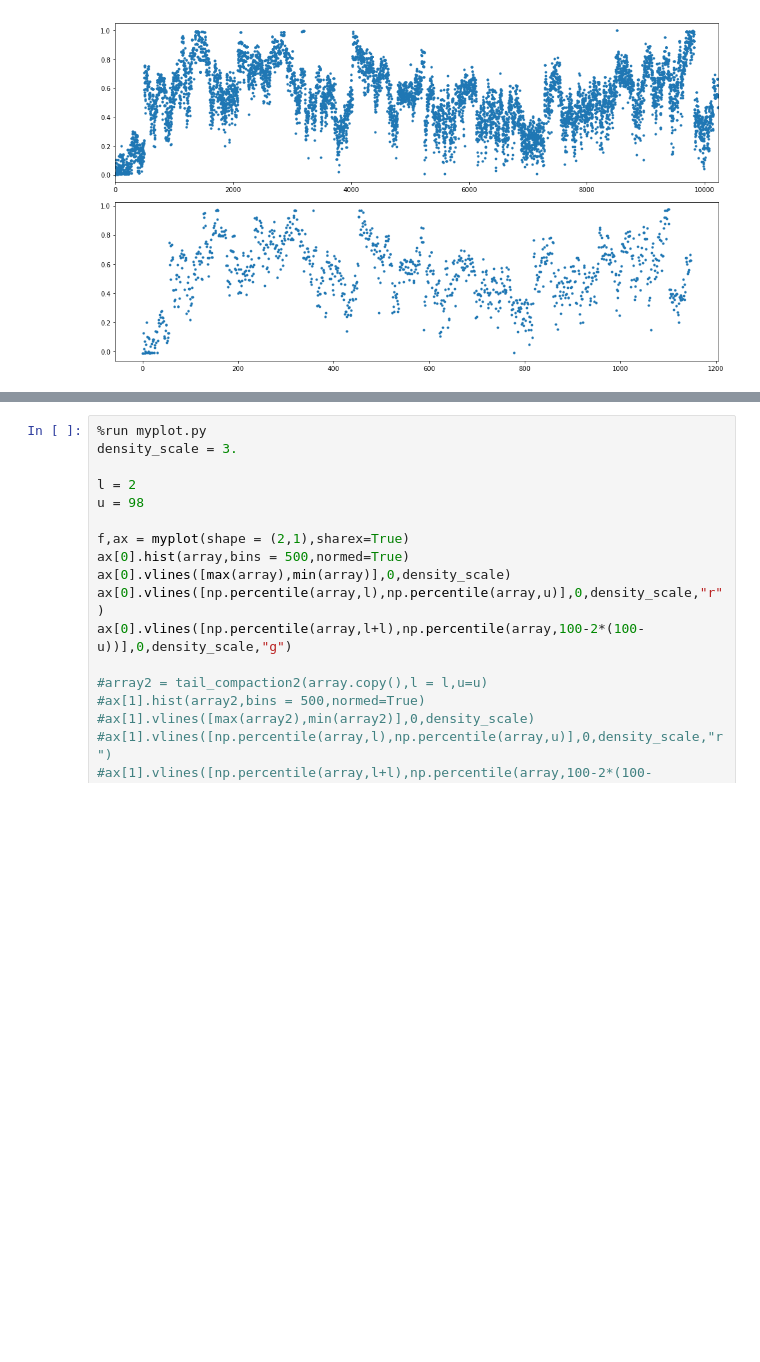
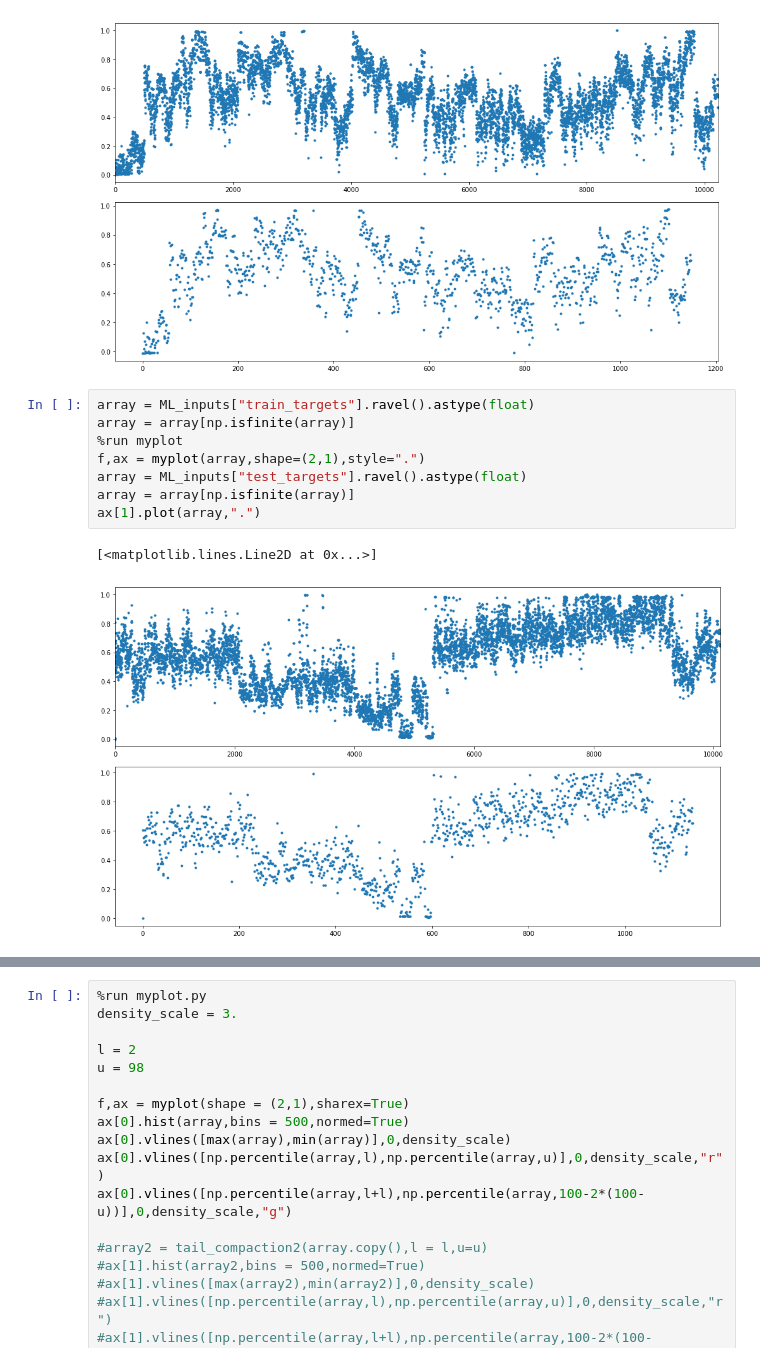
Before and after one commit to tiavlovskiegor24/CRG, a Jupyter notebook: HIV expression.ipynb, the cells around one changed output, grey strips where cells are left out. Cells and saved outputs as stored; diff of their text form; blank space fills up the shorter version.

Commit message:
tested the pipelines on syntetic targets, its working

```diff
--- a/HIV expression.ipynb
+++ b/HIV expression.ipynb
@@ -96,4 +96,15 @@ ax[1].plot(array,".")
 # %% [output]
 [<matplotlib.lines.Line2D at 0x...>]
 [figure]
+# %%
+array = ML_inputs["train_targets"].ravel().astype(float)
+array = array[np.isfinite(array)]
+%run myplot
+f,ax = myplot(array,shape=(2,1),style=".")
+array = ML_inputs["test_targets"].ravel().astype(float)
+array = array[np.isfinite(array)]
+ax[1].plot(array,".")
+# %% [output]
+[<matplotlib.lines.Line2D at 0x...>]
+[figure, added]
 # %%
```
Also changed, not shown: parts of 3 cells of this notebook, 8 other files.
